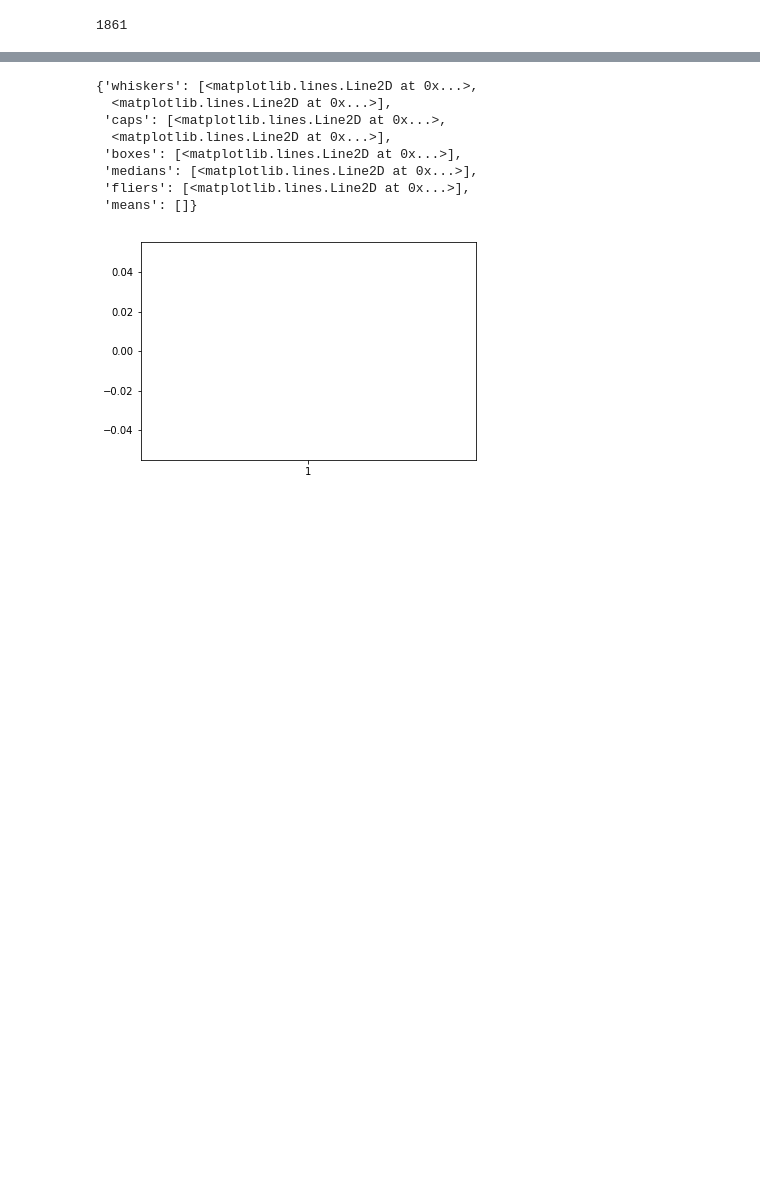
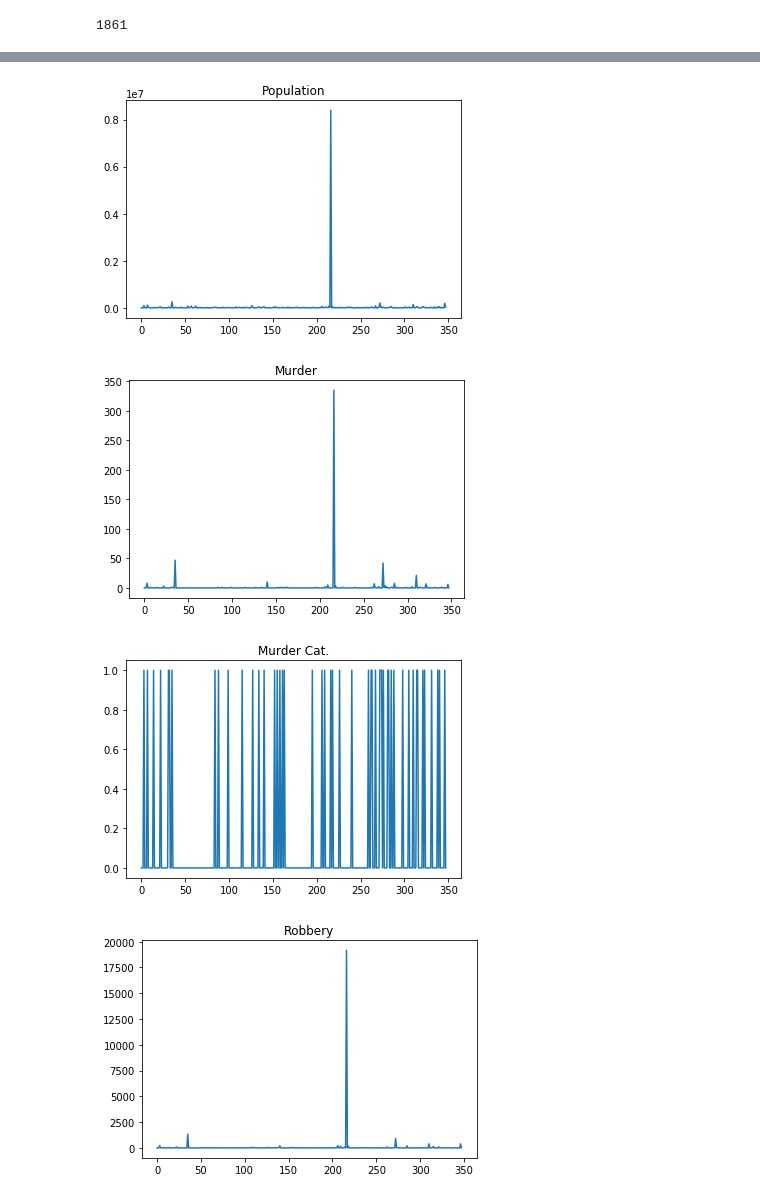
Before and after one commit to jtillis0317/Drills-and-Projects, a Jupyter notebook: Drill - Prepare the Data - Unit 2, Lesson 4, Project 2.ipynb, the cells around one changed output, grey strips where cells are left out. Saved outputs shown, nothing was run; the diff lists cells and outputs as text; code cells hidden in the pictures; blank space fills up the shorter version.

```diff
--- a/Drill - Prepare the Data - Unit 2, Lesson 4, Project 2.ipynb
+++ b/Drill - Prepare the Data - Unit 2, Lesson 4, Project 2.ipynb
@@ -97,6 +97,10 @@ df["Population"] = pd.to_numeric(df["Population"])
 df["Robbery"] = df["Robbery"].str.replace(",", "")
 # %%
 df["Robbery"] = pd.to_numeric(df["Robbery"])
+# %%
+df["Property\ncrime"] = df["Property\ncrime"].str.replace(",", "")
+
+df["Property\ncrime"] = pd.to_numeric(df["Property\ncrime"])
 # %%
 df.dtypes
 # %% [output]
@@ -153,15 +158,33 @@ df.head()
 | 2 | Akron Village | 2846.000 | 3 | 0.000 | nan | 0 | ... |
 | 3 | Albany | 97956.000 | 791 | 8.000 | nan | 30 | ... |
 | 4 | Albion Village | 6388.000 | 23 | 0.000 | nan | 3 | ... |
-# %%
-plt.boxplot(df["Population"])
-# %% [output]
-{'whiskers': [<matplotlib.lines.Line2D at 0x...>,
-  <matplotlib.lines.Line2D at 0x...>],
- 'caps': [<matplotlib.lines.Line2D at 0x...>,
-  <matplotlib.lines.Line2D at 0x...>],
- 'boxes': [<matplotlib.lines.Line2D at 0x...>],
- 'medians': [<matplotlib.lines.Line2D at 0x...>],
- 'fliers': [<matplotlib.lines.Line2D at 0x...>],
- 'means': []}
-[figure, removed]
+# %%
+
+plt.plot(df["Population"])
+plt.title("Population")
+plt.show()
+
+plt.plot(df["Murder and\nnonnegligent\nmanslaughter"])
+plt.title("Murder")
+plt.show()
+
+plt.plot(df["murder"])
+plt.title("Murder Cat.")
+plt.show()
+
+plt.plot(df["Robbery"])
+plt.title("Robbery")
+plt.show()
+
+plt.plot(df["robbery"])
+plt.title("Robbery Cat.")
+plt.show()
+
+plt.plot(df["Property\ncrime"])
+plt.title("Property Crime")
+plt.show()
+# %% [output]
+[figure, added]
+[figure, added]
+[figure, added]
+[figure, added]
```
Also changed, not shown: parts of 6 cells of this notebook.
